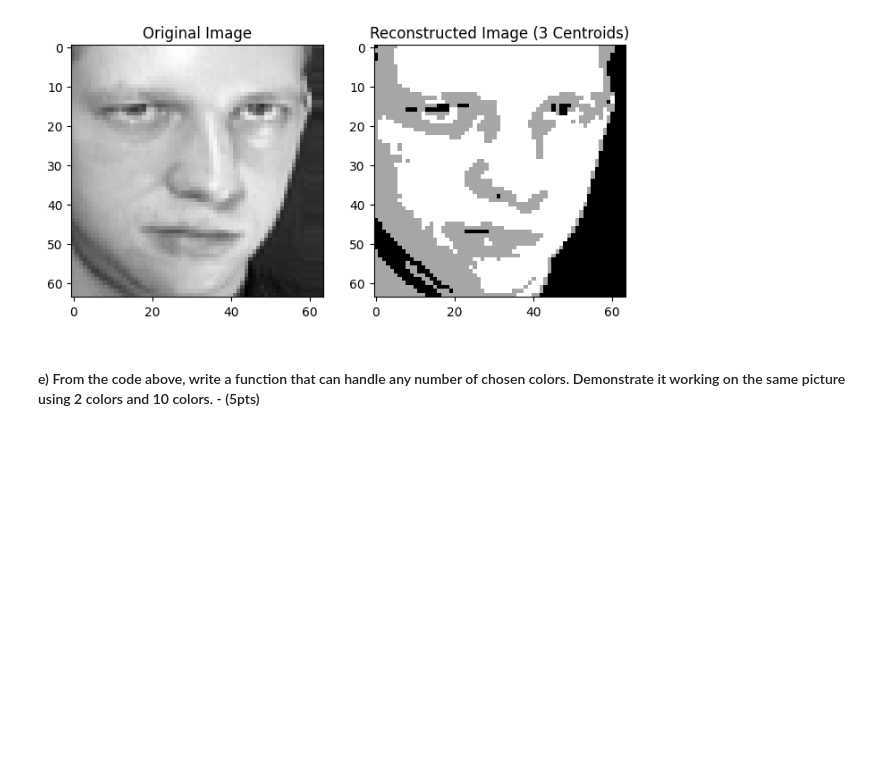
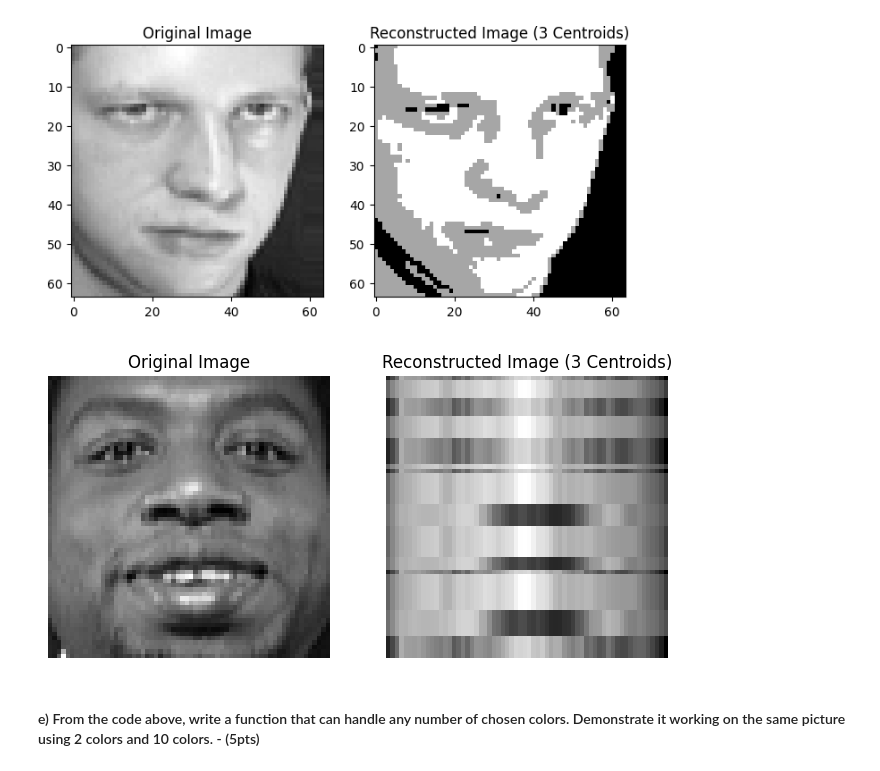
Before and after one commit to munirsidd/cs506, a Jupyter notebook: Homeworks/Homework 1/homework1.ipynb, the cells around one changed output. Saved outputs shown, nothing was run; the diff lists cells and outputs as text; code cells hidden in the pictures; blank space fills up the shorter version.

```diff
--- a/Homeworks/Homework 1/homework1.ipynb
+++ b/Homeworks/Homework 1/homework1.ipynb
@@ -410,5 +448,26 @@ from IPython.display import Image
 Image(filename="Example.png", width=600, height=600)
 # %% [output]
 [figure]
+# %%
+image_2d = random_image.reshape((-1, random_image.shape[1]))
+kmeans = KMeans(n_clusters=3, n_init=10, random_state=42)
+kmeans.fit(image_2d)
+centroids = kmeans.cluster_centers_
+image_reconstructed = centroids[kmeans.labels_].reshape(random_image.shape)
+
+plt.figure(figsize=(8, 4))
+plt.subplot(1, 2, 1)
+plt.imshow(random_image, cmap=plt.cm.gray)
+plt.title("Original Image")
+plt.axis('off')
+
+plt.subplot(1, 2, 2)
+plt.imshow(image_reconstructed, cmap=plt.cm.gray)
+plt.title("Reconstructed Image (3 Centroids)")
+plt.axis('off')
+
+plt.show()
+# %% [output]
+[figure, added]
 # %% [markdown]
 #### e) From the code above, write a function that can handle any number of chosen colors. Demonstrate it working on the same picture using 2 colors and 10 colors. - (5pts)
```
Also changed, not shown: parts of 10 cells of this notebook.
